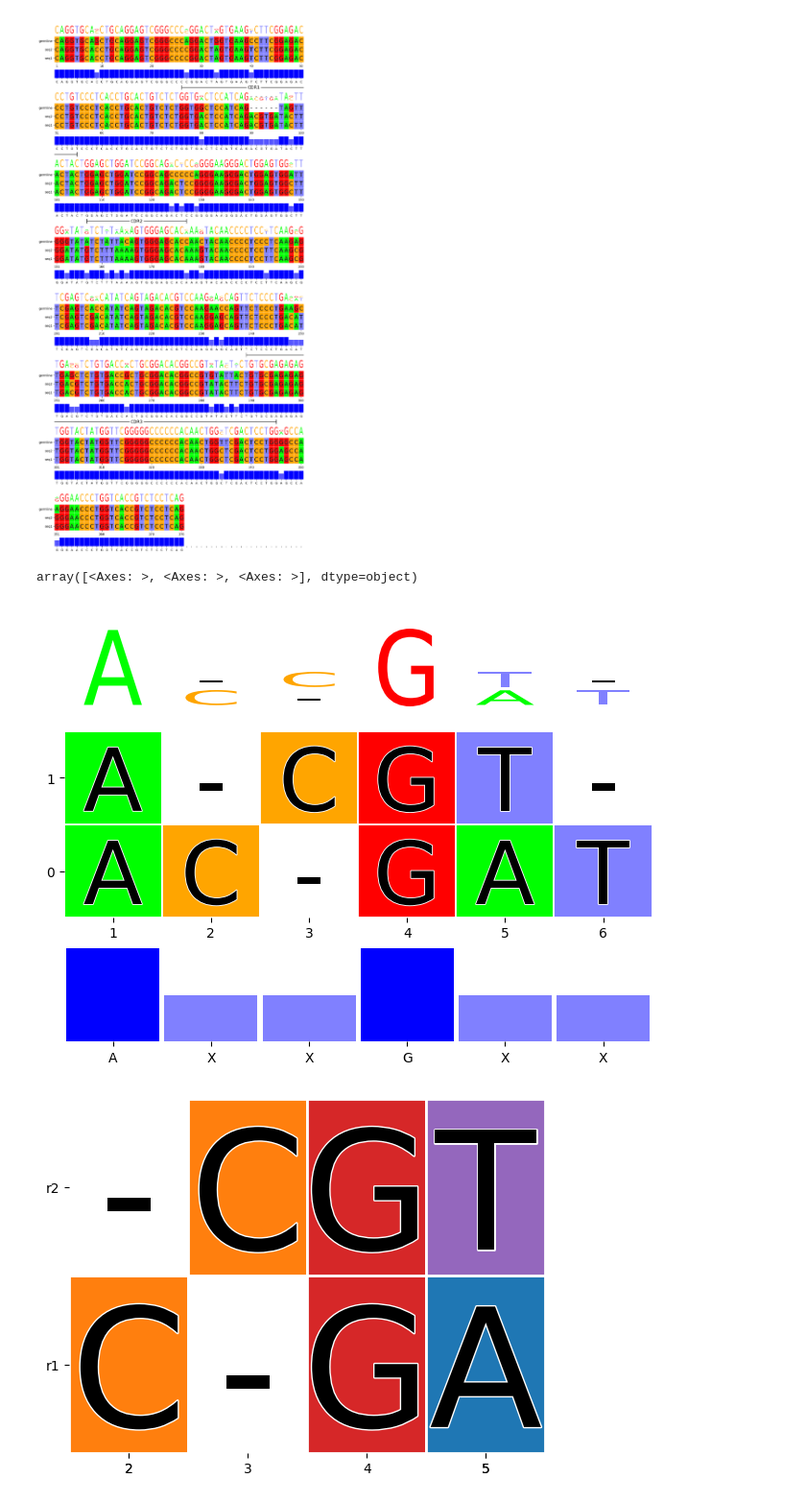
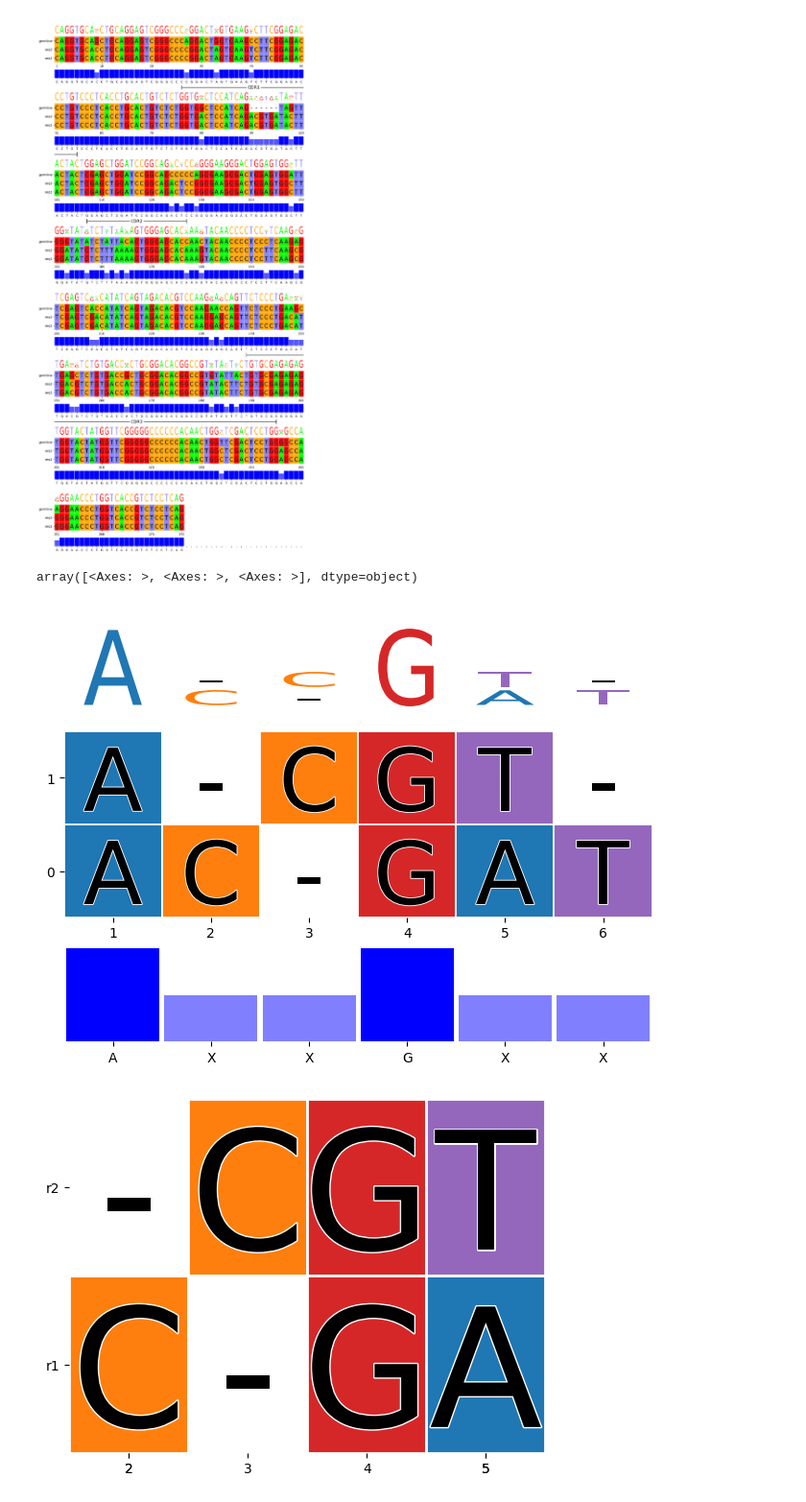
Before and after one commit to mourisl/MSAplot, a Jupyter notebook: example.ipynb, the cells around one changed output. Shown at 96% size. Drawn from its saved outputs; the diff is of its cells as text; code cells hidden in the pictures.

```diff
--- a/example.ipynb
+++ b/example.ipynb
@@ -23,11 +23,10 @@ plt.show()
 [figure]
 # %%
 msaplot.DrawComplexMSA(msa=["AC-GAT", "A-CGT-"],
-                color_map = msaplot.GetColorMap("dna"),
                panels=[msaplot.DrawSeqLogo, msaplot.DrawMSA, msaplot.DrawConsensusHisto])
 # %% [output]
 array([<Axes: >, <Axes: >, <Axes: >], dtype=object)
-[figure, old version]
+[figure, new version]
 # %%
 #ax = plt.gca()
 #ax.set(xlim=[-20,20], ylim=[-20, 20])
```
Also changed, not shown: 2 other files.
